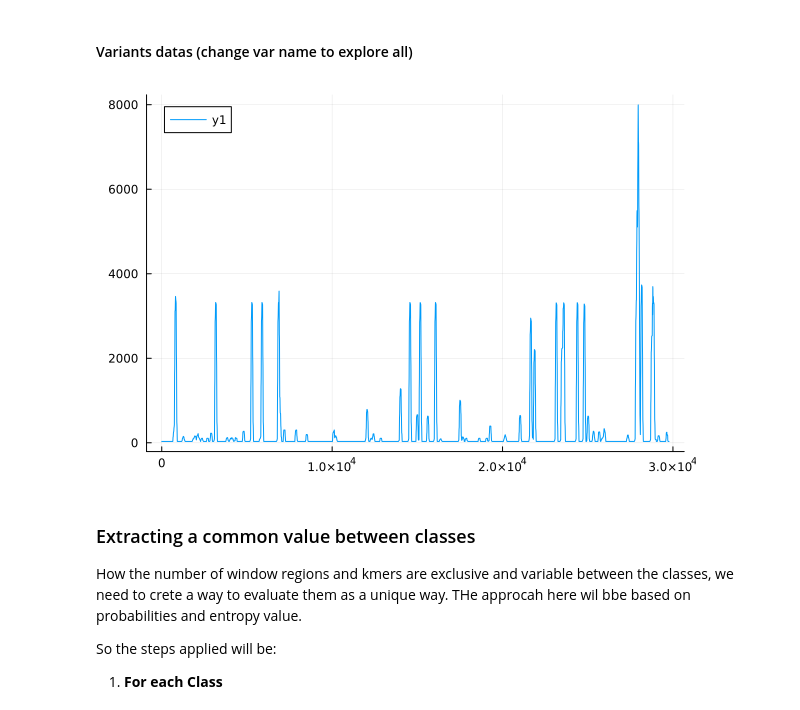
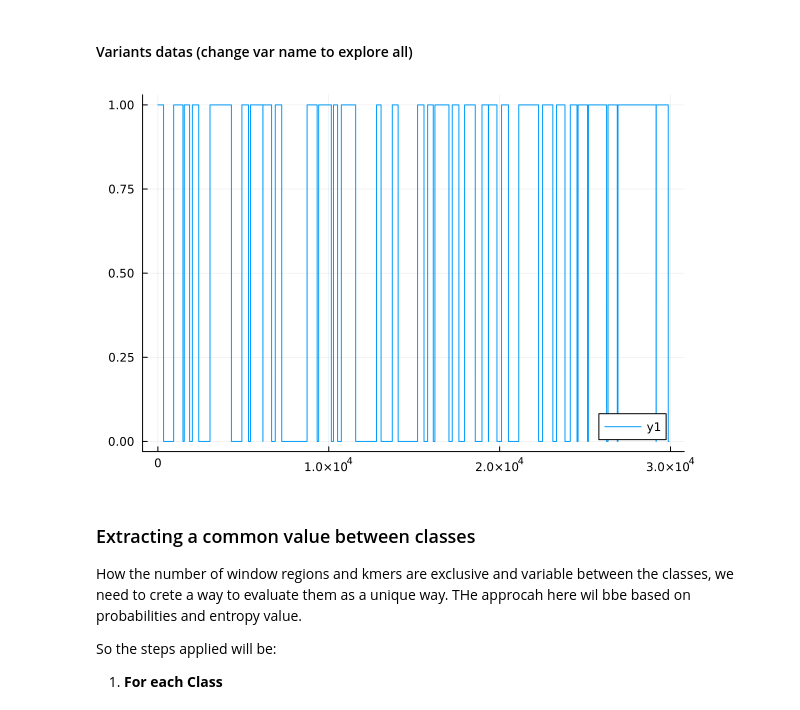
Before and after one commit to SALIPE/genomic-extractor, a Jupyter notebook: modeling.ipynb, the cells around one changed output. Saved outputs shown, nothing was run; the diff lists cells and outputs as text; code cells hidden in the pictures.

```diff
--- a/modeling.ipynb
+++ b/modeling.ipynb
@@ -97,18 +100,18 @@ plot(plt)
 # %% [markdown]
 #### Variants datas (change var name to explore all)
 # %%
-var = "Alpha" # Alpha, Gamma, Beta, Omicron, Alpha
+var = "Delta" # Alpha, Gamma, Beta, Omicron, Delta
 cache_path = "$(pwd())/.project_cache/$(var)_outmask.dat"
 cache::Union{Nothing,Tuple{String,Tuple{Vector{UInt16},BitArray},Vector{String}}} = DataIO.load_cache(cache_path)
 
 # Window Histogram
 wnwHist = cache[2][1]
 
 mask = model[var][1]
 
-plot(wnwHist)
+plot(mask)
 # %% [output]
-[figure, old version]
+[figure, new version]
 # %%
 teste = Vector{UnitRange{Int64}}()
 for (i, bit) in enumerate(finalMask)
```
Also changed, not shown: parts of 6 cells of this notebook, 1 other file.
